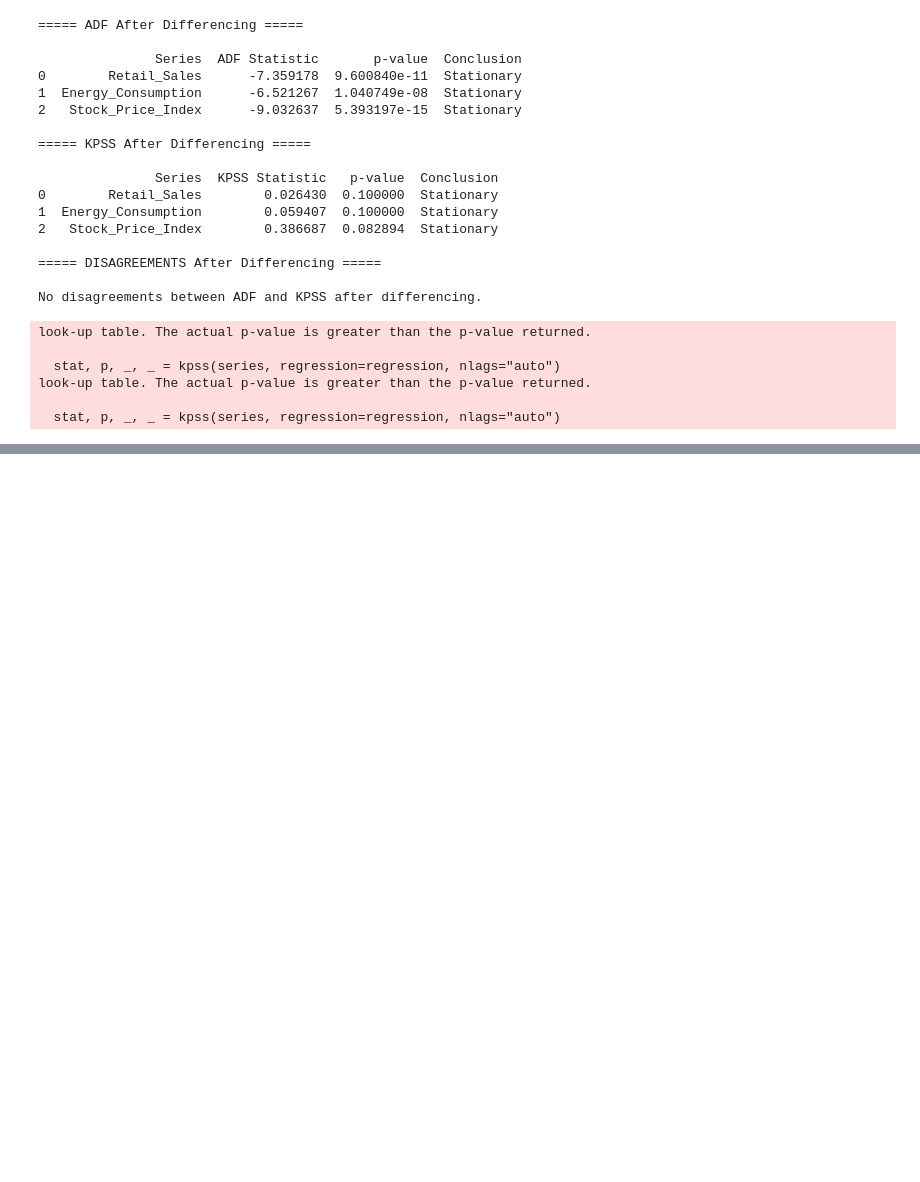
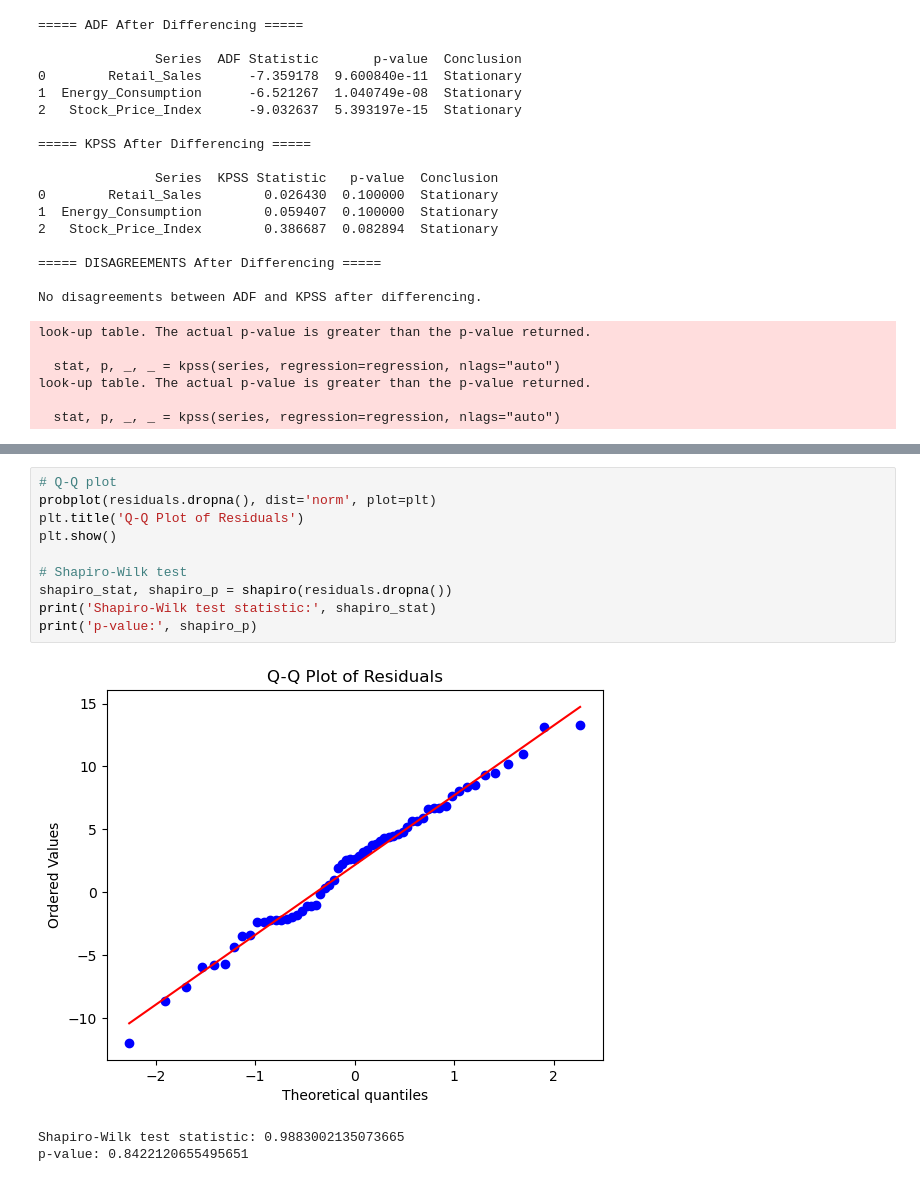
Before and after one commit to mahmud-me09/Time_Series_Analysis, a Jupyter notebook: 2025_1_83_005_Mahmud_Hasan_Khan.ipynb, the cells around one changed output, grey strips where cells are left out. Drawn from its saved outputs; the diff is of its cells as text; blank space fills up the shorter version.

```diff
--- a/2025_1_83_005_Mahmud_Hasan_Khan.ipynb
+++ b/2025_1_83_005_Mahmud_Hasan_Khan.ipynb
@@ -898,0 +466,14 @@ Residuals deviate from normality.
+# %%
+# Q-Q plot
+probplot(residuals.dropna(), dist='norm', plot=plt)
+plt.title('Q-Q Plot of Residuals')
+plt.show()
+
+# Shapiro-Wilk test
+shapiro_stat, shapiro_p = shapiro(residuals.dropna())
+print('Shapiro-Wilk test statistic:', shapiro_stat)
+print('p-value:', shapiro_p)
+# %% [output]
+[figure, added]
+Shapiro-Wilk test statistic: 0.9883002135073665
+p-value: 0.8422120655495651
```
Also changed, not shown: parts of 34 cells of this notebook, 5 other files.
